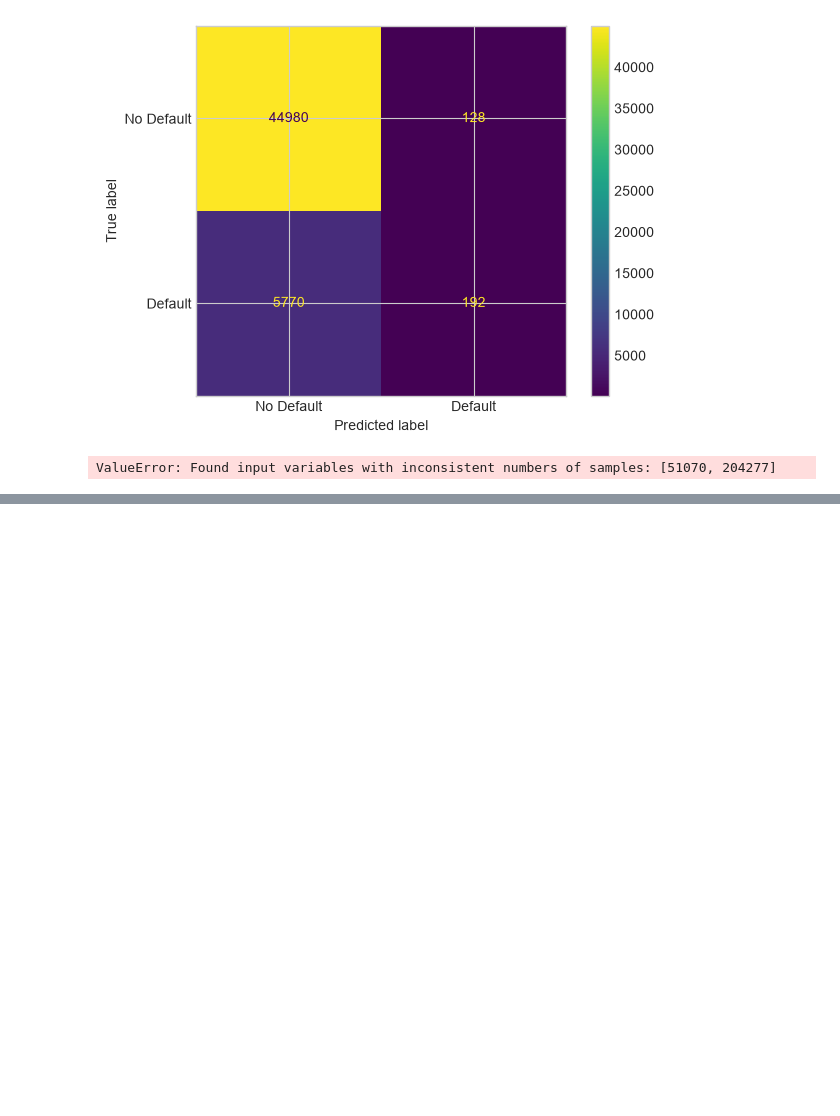
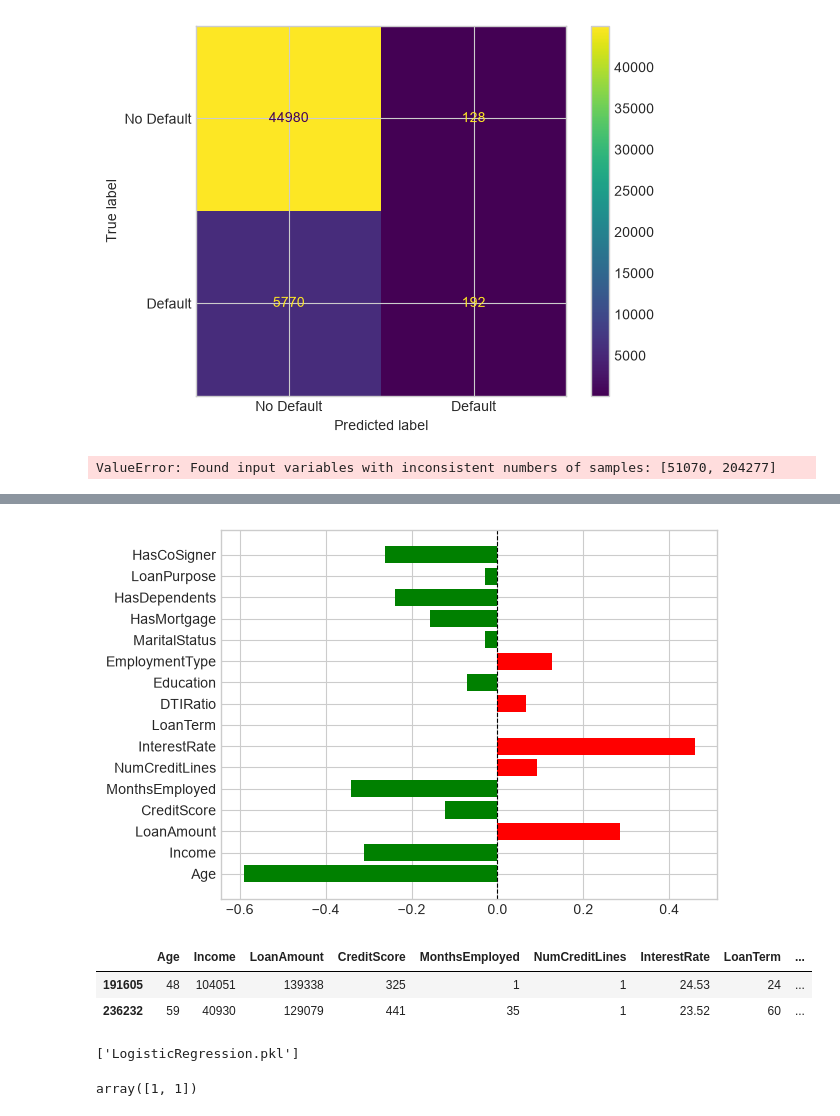
Before and after one commit to durgeshkumarsahu/Machine_learning, a Jupyter notebook: project 2.ipynb/loan project.ipynb, the cells around one changed output, grey strips where cells are left out. Drawn from its saved outputs; the diff is of its cells as text; code cells hidden in the pictures; blank space fills up the shorter version.

Commit message:
adding loan project and LogisticRegression notebooks

```diff
--- a/project 2.ipynb/loan project.ipynb
+++ b/project 2.ipynb/loan project.ipynb
@@ -268,3 +268,8 @@ plt.figure(figsize=(3,3))
 plt.plot(fpr, tpr,lw=2)
 # %% [output]
 ValueError: Found input variables with inconsistent numbers of samples: [51070, 204277]
+# %%
+coef_df=pd.DataFrame({
+      'columns': x_train.columns,
+      'coefficient' :lr.coef_[0],
+})
@@ -270,0 +296,14 @@ ValueError: Found input variables with inconsistent numbers of samples: [51070,
+# %%
+plt.Figure(figsize=(3,3))
+color=['r' if c >0 else 'g'for c in coef_df['coefficient']]
+plt.barh(coef_df['columns'],coef_df['coefficient'],color=color)
+plt.axvline(x=0 , color='black', linewidth= 0.8, linestyle='--')
+plt.show()
+# %% [output]
+[figure, added]
+# %%
+x_test.iloc[:2,:]
+# %% [output]
+|  | Age | Income | LoanAmount | CreditScore | MonthsEmployed | NumCreditLines | InterestRate | LoanTerm | ... |
+| 191605 | 48 | 104051 | 139338 | 325 | 1 | 1 | 24.53 | 24 | ... |
+| 236232 | 59 | 40930 | 129079 | 441 | 35 | 1 | 23.52 | 60 | ... |
@@ -270,0 +312,8 @@ ValueError: Found input variables with inconsistent numbers of samples: [51070,
+# %%
+joblib.dump(lr, 'LogisticRegression.pkl')
+# %% [output]
+['LogisticRegression.pkl']
+# %%
+model.predict(x_test.iloc[:2,:])
+# %% [output]
+array([1, 1])
```
Also changed, not shown: parts of 3 cells of this notebook, 1 other file.
